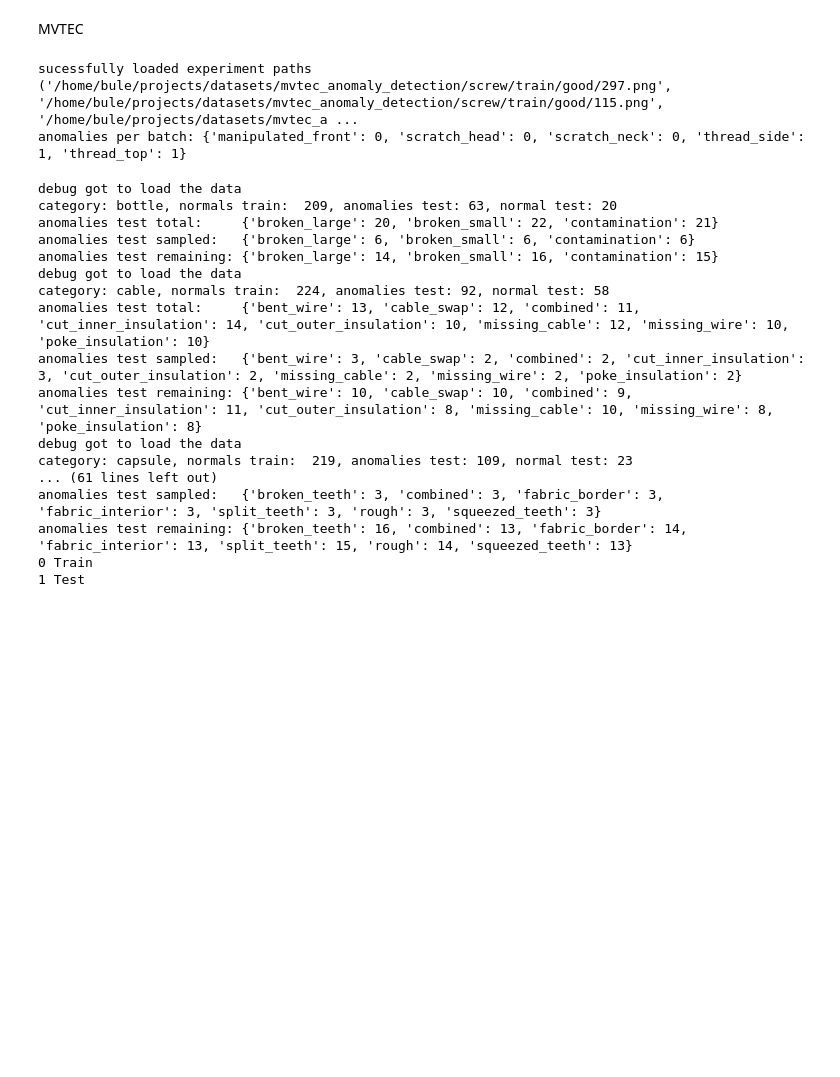
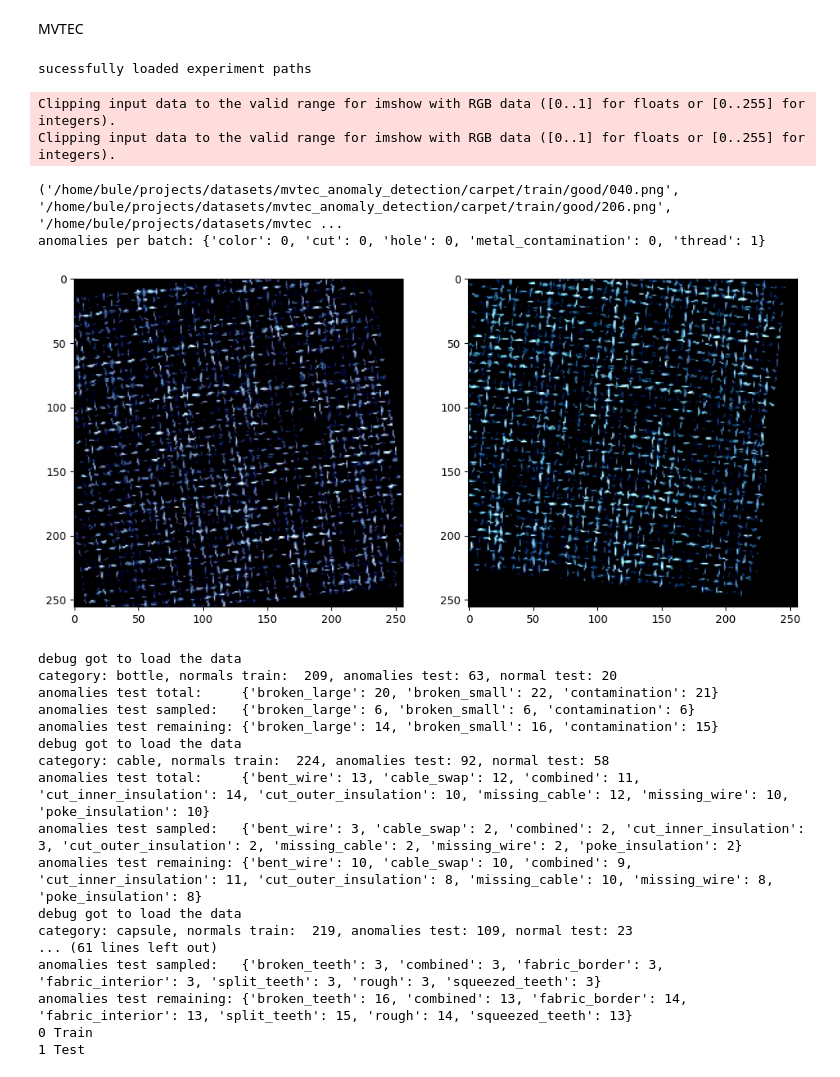
Before and after one commit to buehlpa/UTRAD, a Jupyter notebook: dev_contam_dataloader.ipynb, the cells around one changed output. Cells and saved outputs as stored; diff of their text form; code cells hidden in the pictures; blank space fills up the shorter version.

```diff
--- a/dev_contam_dataloader.ipynb
+++ b/dev_contam_dataloader.ipynb
@@ -683,7 +699,7 @@ def get_dataloader(args):
 # %% [markdown]
 MVTEC
 # %%
-category='screw'
+category='carpet'
 
 anomaly_categories={
     "bottle": ["broken_large", "broken_small", "contamination"],
@@ -705,7 +721,7 @@ anomaly_categories={
 
 #args = TrainOptions().parse() # surpass kernelerror with this:
 class TrainOptions:
-    def __init__(self, category='screw'):
+    def __init__(self, category=category):
         self.exp_name = "DEV_DATALOADER"
         self.epoch_start = 0
         self.epoch_num = 150
@@ -745,36 +761,45 @@ if not args.fixed_seed_bool:
     args.test_seed = int(time.time())
     args.seed = int(time.time())
 
 torch.manual_seed(args.seed)
 np.random.seed(args.seed)
 torch.cuda.manual_seed(args.seed)
 
 
 try:
     with open(os.path.join('configurations',f'{args.data_set}.json' ), 'r') as file:
         dataset_parameters = json.load(file)
     setattr(args, 'dataset_parameters', dataset_parameters)
 except FileNotFoundError:
     print(f"Configuration file for {args.data_set} not found. Proceeding with default parameters.")
     setattr(args, 'dataset_parameters', {})
 
 
 train_dataloader, valid_dataloader , test_dataloader = get_dataloader(args)
 dataiter = iter(train_dataloader)
 
 
 
 try:
-    images, _ = next(dataiter)
+    images, tensor = next(dataiter)
     print(images)# Use next() function to get the next batch
     print(f'anomalies per batch: {count_files_by_class(images, anomaly_categories[args.data_category])}')
 
 except ValueError:  # Adjust this based on the structure your dataloader returns
     print("Error: Adjust the unpacking based on your dataloader's return value")
+
+
+fig, axes = plt.subplots(1, 2, figsize=(12, 6))
+axes[0].imshow(tensor[0].permute(1, 2, 0).numpy())
+axes[1].imshow(tensor[1].permute(1, 2, 0).numpy())
+plt.show()
 # %% [output]
 sucessfully loaded experiment paths
-('/home/bule/projects/datasets/mvtec_anomaly_detection/screw/train/good/297.png', '/home/bule/projects/datasets/mvtec_anomaly_detection/screw/train/good/115.png', '/home/bule/projects/datasets/mvtec_a ...
-anomalies per batch: {'manipulated_front': 0, 'scratch_head': 0, 'scratch_neck': 0, 'thread_side': 1, 'thread_top': 1}
+Clipping input data to the valid range for imshow with RGB data ([0..1] for floats or [0..255] for integers).
+Clipping input data to the valid range for imshow with RGB data ([0..1] for floats or [0..255] for integers).
+('/home/bule/projects/datasets/mvtec_anomaly_detection/carpet/train/good/040.png', '/home/bule/projects/datasets/mvtec_anomaly_detection/carpet/train/good/206.png', '/home/bule/projects/datasets/mvtec ...
+anomalies per batch: {'color': 0, 'cut': 0, 'hole': 0, 'metal_contamination': 0, 'thread': 1}
+[figure, added]
 # %%
 res_df=pd.DataFrame({'class':[],'categories':[],'good_images':[],'anomalies':[],'ratios':[]})
 
```
Also changed, not shown: parts of 13 cells of this notebook, 3 other files.
